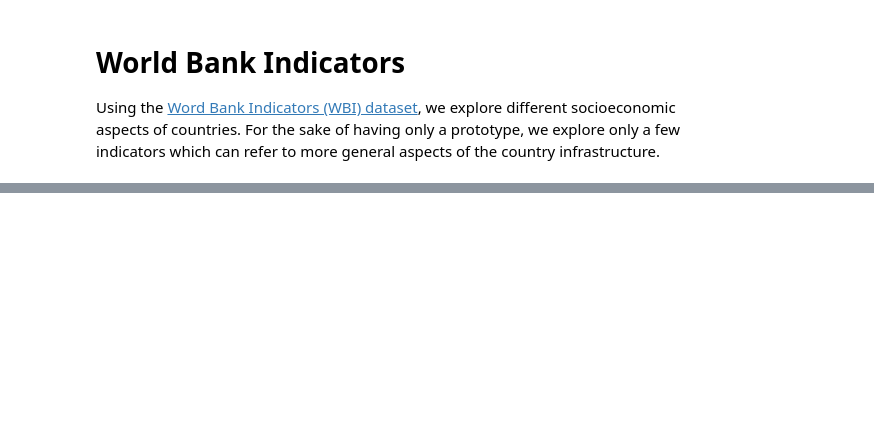
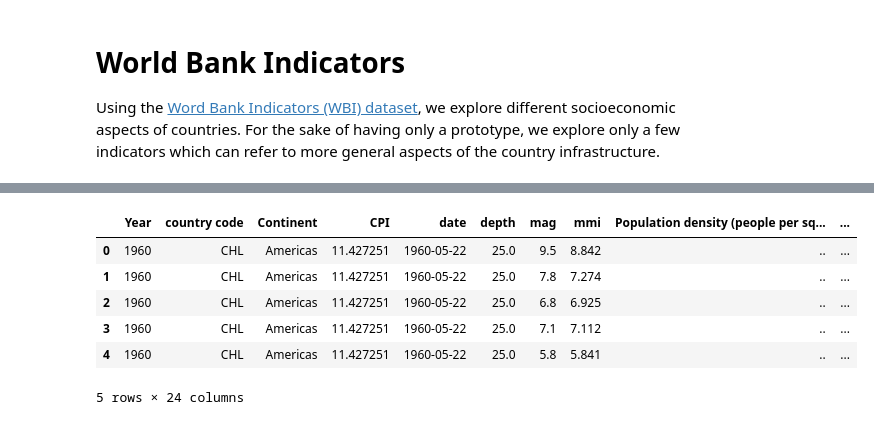
Before and after one commit to aiwondergirls/aws-disaster-response, a Jupyter notebook: data/merging_all_datasets.ipynb, the cells around one changed output, grey strips where cells are left out. Saved outputs shown, nothing was run; the diff lists cells and outputs as text; code cells hidden in the pictures; blank space fills up the shorter version.

```diff
--- a/data/merging_all_datasets.ipynb
+++ b/data/merging_all_datasets.ipynb
@@ -227,0 +432,22 @@ tbc
+# %%
+# Preparing model dataset
+#df_merged_all.drop(columns=['country_x', 'country_x'])
+df_merged_all =df_merged_all.drop(columns=['country_x'])
+df_merged_all = df_merged_all.rename(columns={'country_y':'country'})
+
+columns = list(df_merged_all.columns)
+columns.remove('Total Affected')
+
+df_merged_all = df_merged_all[columns + ['Total Affected']]
+
+df_merged_model = df_merged_all.drop(columns=['Year','country code','Continent','date'])
+# %%
+df_merged_all.head()
+# %% [output]
+|  | Year | country code | Continent | CPI | date | depth | mag | mmi | Population density (people per sq... | ... |
+| 0 | 1960 | CHL | Americas | 11.427251 | 1960-05-22 | 25.0 | 9.5 | 8.842 | .. | ... |
+| 1 | 1960 | CHL | Americas | 11.427251 | 1960-05-22 | 25.0 | 7.8 | 7.274 | .. | ... |
+| 2 | 1960 | CHL | Americas | 11.427251 | 1960-05-22 | 25.0 | 6.8 | 6.925 | .. | ... |
+| 3 | 1960 | CHL | Americas | 11.427251 | 1960-05-22 | 25.0 | 7.1 | 7.112 | .. | ... |
+| 4 | 1960 | CHL | Americas | 11.427251 | 1960-05-22 | 25.0 | 5.8 | 5.841 | .. | ... |
+5 rows × 24 columns
```
Also changed, not shown: parts of 37 cells of this notebook, 5 other files.
